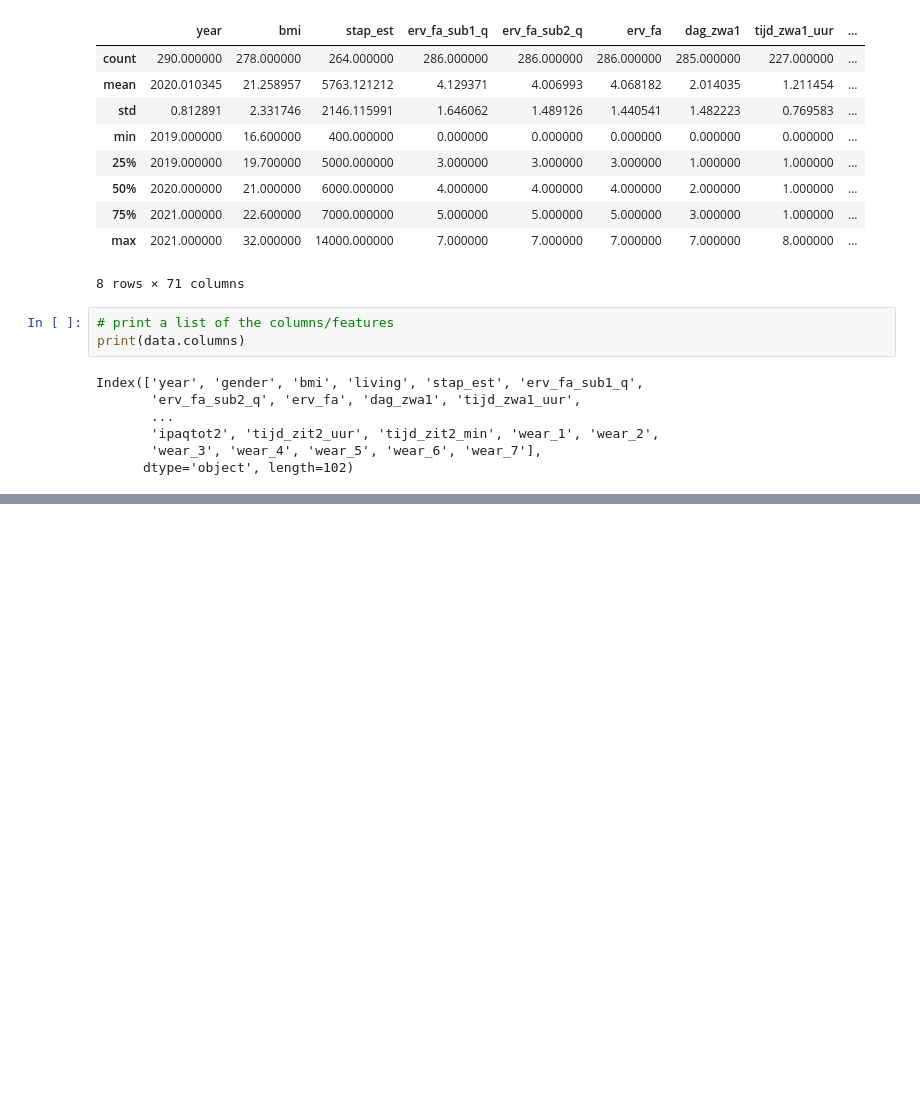
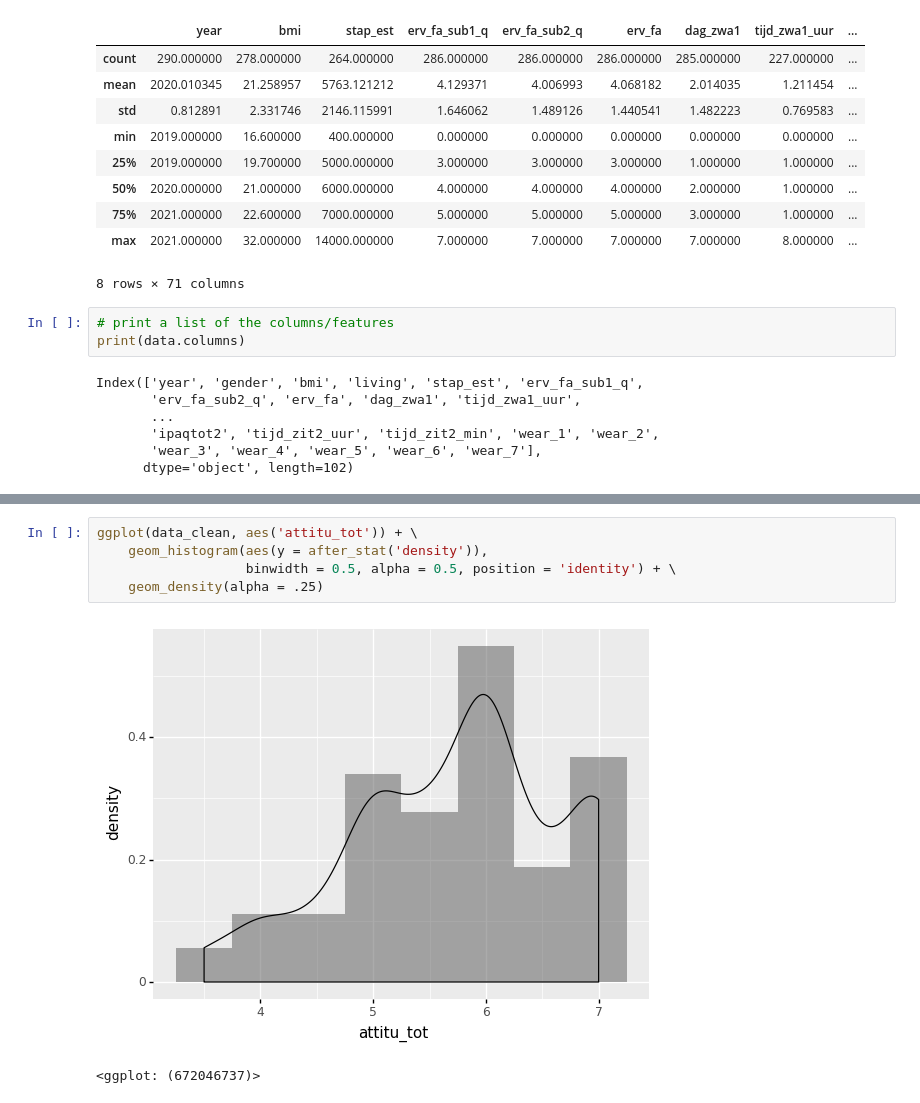
Before and after one commit to fcortevargas/IER_2022, a Jupyter notebook: Data_analysis/data_analysis.ipynb, the cells around one changed output, grey strips where cells are left out. Saved outputs shown, nothing was run; the diff lists cells and outputs as text; blank space fills up the shorter version.

```diff
--- a/Data_analysis/data_analysis.ipynb
+++ b/Data_analysis/data_analysis.ipynb
@@ -186,0 +146,8 @@ data_2021
+# %%
+ggplot(data_clean, aes('attitu_tot')) + \
+    geom_histogram(aes(y = after_stat('density')),
+                   binwidth = 0.5, alpha = 0.5, position = 'identity') + \
+    geom_density(alpha = .25)
+# %% [output]
+[figure, added]
+<ggplot: (672046737)>
```
Also changed, not shown: parts of 43 cells of this notebook.
